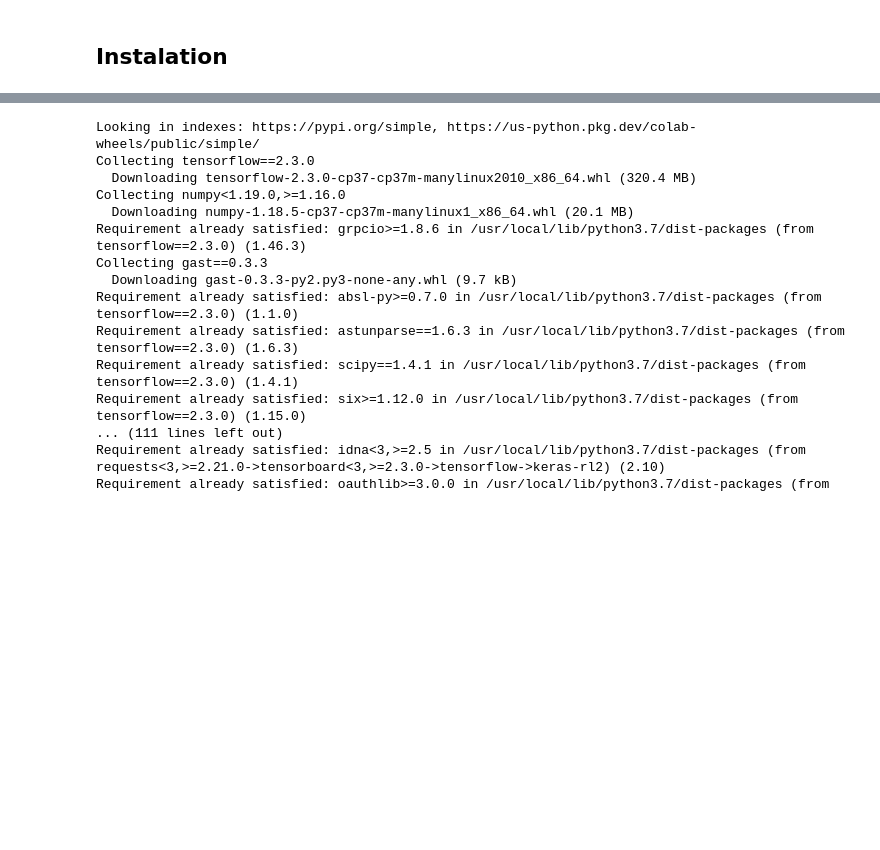
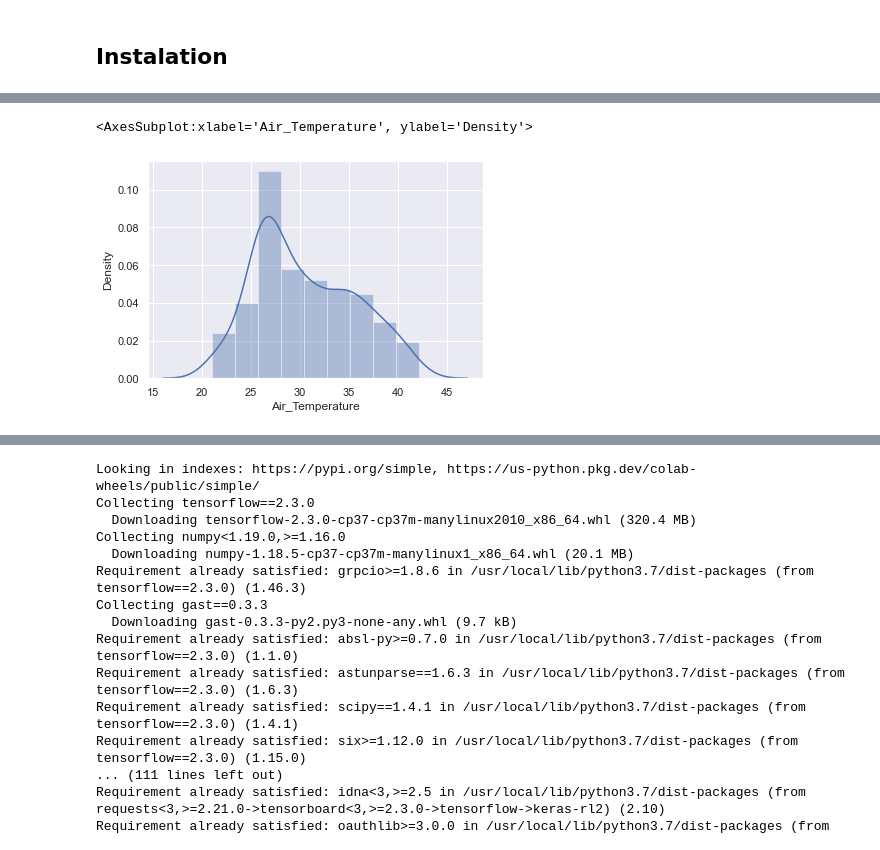
Before and after one commit to oussema321/Reinforcement-learning-for-water-irrigation, a Jupyter notebook: waterirrigation.ipynb, the cells around one changed output, grey strips where cells are left out. Drawn from its saved outputs; the diff is of its cells as text; code cells hidden in the pictures; blank space fills up the shorter version.

```diff
--- a/waterirrigation.ipynb
+++ b/waterirrigation.ipynb
@@ -2,0 +107,5 @@
+# %%
+sns.distplot(df['Air_Temperature'])
+# %% [output]
+<AxesSubplot:xlabel='Air_Temperature', ylabel='Density'>
+[figure, added]
```
Also changed, not shown: parts of 31 cells of this notebook.
